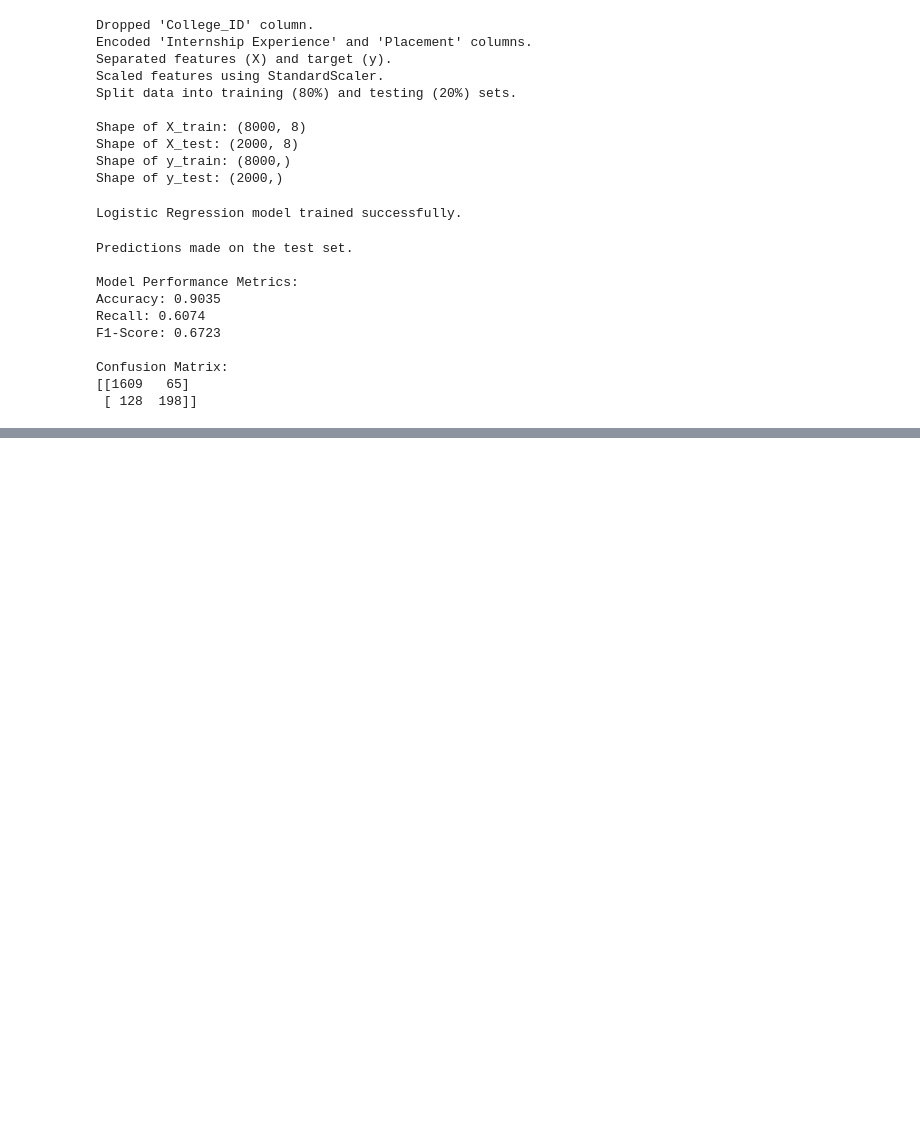
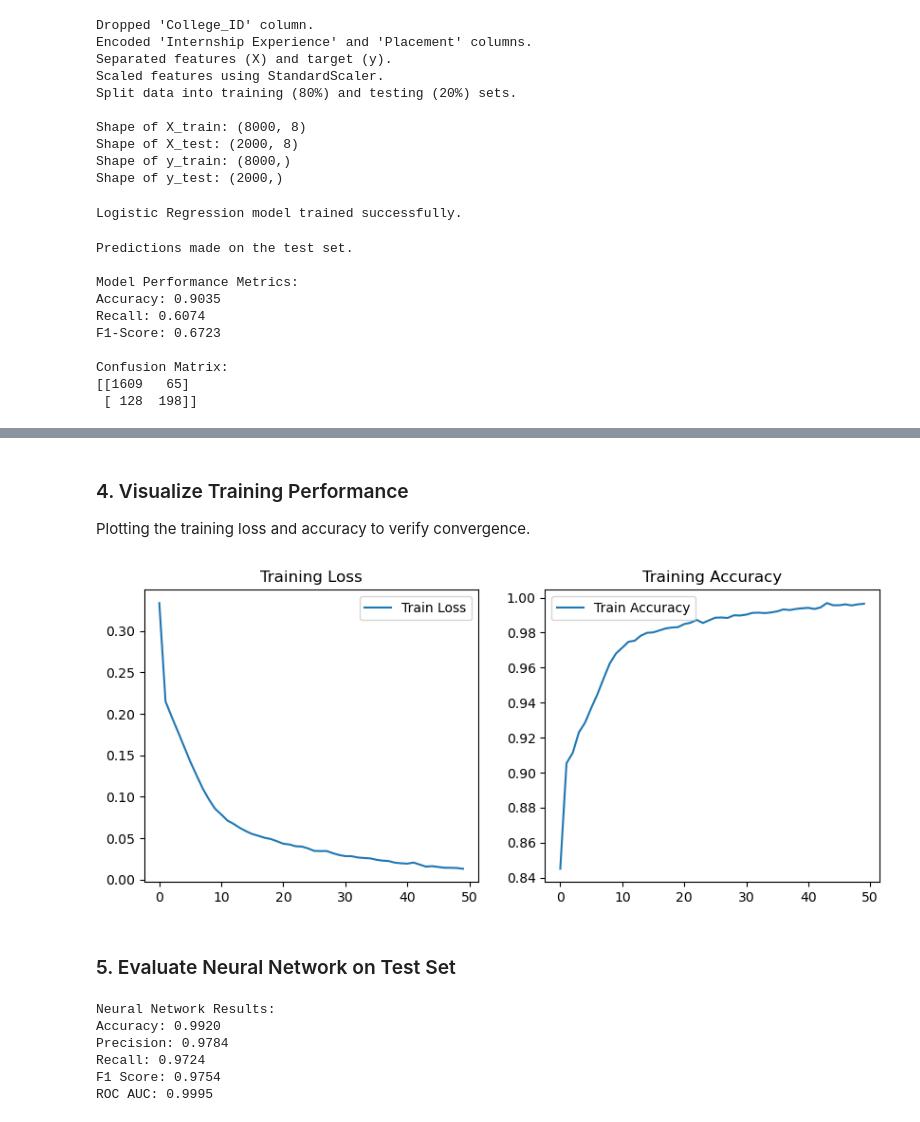
Before and after one commit to DavidIanDsouza/Graduate-Employability-Predictor, a Jupyter notebook: Graduate_Employability_Predictor.ipynb, the cells around one changed output, grey strips where cells are left out. Drawn from its saved outputs; the diff is of its cells as text; code cells hidden in the pictures; blank space fills up the shorter version.

Commit message:
neural network added

```diff
--- a/Graduate_Employability_Predictor.ipynb
+++ b/Graduate_Employability_Predictor.ipynb
@@ -70,7 +70,7 @@ Shape of y_test: (2000,)
 from sklearn.linear_model import LogisticRegression
 
 # Instantiate the Logistic Regression model
-model = LogisticRegression(random_state=42, max_iter=200)
+model = LogisticRegression(random_state=42)
 
 # Train the model using the training data
 model.fit(X_train, y_train)
@@ -112,0 +133,9 @@ Confusion Matrix:
+# %%
+# Convert to tensors
+X_train_t = torch.tensor(X_train.values, dtype=torch.float32)
+y_train_t = torch.tensor(y_train.values, dtype=torch.float32).unsqueeze(1)
+X_test_t = torch.tensor(X_test.values, dtype=torch.float32)
+y_test_t = torch.tensor(y_test.values, dtype=torch.float32).unsqueeze(1)
+
+# Create DataLoader
+train_loader = DataLoader(TensorDataset(X_train_t, y_train_t), batch_size=32, shuffle=True)
@@ -112,0 +145,19 @@ Confusion Matrix:
+# %%
+class EmployabilityNet(nn.Module):
+    def __init__(self, input_dim):
+        super().__init__()
+        self.net = nn.Sequential(
+            nn.Linear(input_dim, 64),
+            nn.ReLU(),
+            nn.Linear(64, 32),
+            nn.ReLU(),
+            nn.Linear(32, 1)
+        )
+
+    def forward(self, x):
+        return self.net(x)
+
+# Initialize model
+nn_model = EmployabilityNet(X_train.shape[1]).to(device)
+criterion = nn.BCEWithLogitsLoss()
+optimizer = torch.optim.Adam(nn_model.parameters(), lr=1e-3)
@@ -113,3 +207,50 @@ Confusion Matrix:
+# %% [markdown]
+### 4. Visualize Training Performance
+Plotting the training loss and accuracy to verify convergence.
+# %%
+plt.figure(figsize=(10,4))
+plt.subplot(1,2,1)
+plt.plot(train_losses, label='Train Loss')
+plt.title('Training Loss')
+plt.legend()
+
+plt.subplot(1,2,2)
+plt.plot(train_accs, label='Train Accuracy')
+plt.title('Training Accuracy')
+plt.legend()
+plt.show()
+# %% [output]
+[figure, added]
+# %% [markdown]
+### 5. Evaluate Neural Network on Test Set
+# %%
+nn_model.eval()
+with torch.no_grad():
+    logits = nn_model(X_test_t.to(device))
+    probs_nn = torch.sigmoid(logits).cpu().numpy().flatten()
+
+preds_nn = (probs_nn > 0.5).astype(int)
+
+# Calculate metrics
+acc_nn = (preds_nn == y_test).mean()
+prec_nn = precision_score(y_test, preds_nn)
+rec_nn = recall_score(y_test, preds_nn)
+f1_nn = (2 * prec_nn * rec_nn) / (prec_nn + rec_nn)
+roc_auc_nn = roc_auc_score(y_test, probs_nn)
+
+print("Neural Network Results:")
+print(f"Accuracy: {acc_nn:.4f}")
+print(f"Precision: {prec_nn:.4f}")
+print(f"Recall: {rec_nn:.4f}")
+print(f"F1 Score: {f1_nn:.4f}")
+print(f"ROC AUC: {roc_auc_nn:.4f}")
+# %% [output]
+Neural Network Results:
+Accuracy: 0.9920
+Precision: 0.9784
+Recall: 0.9724
+F1 Score: 0.9754
+ROC AUC: 0.9995
 # %% [markdown]
 ## Summary:
 
```
Also changed, not shown: parts of 10 cells of this notebook.
